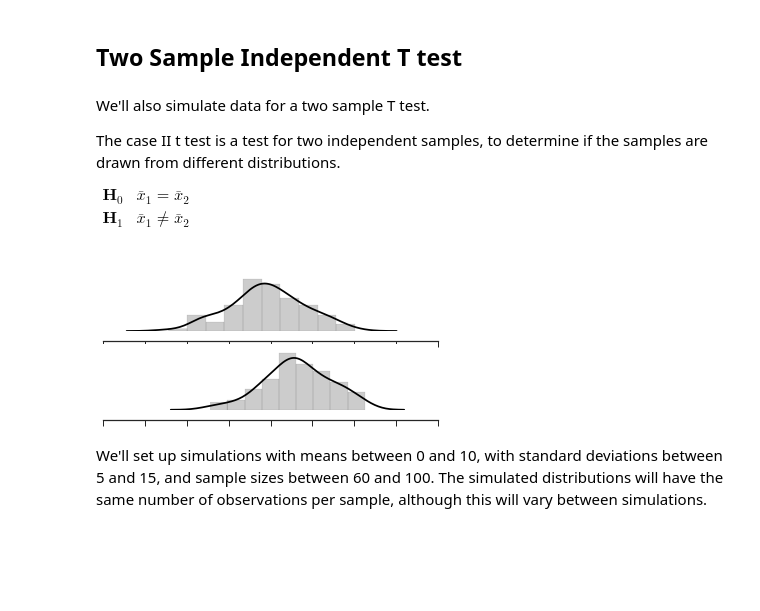
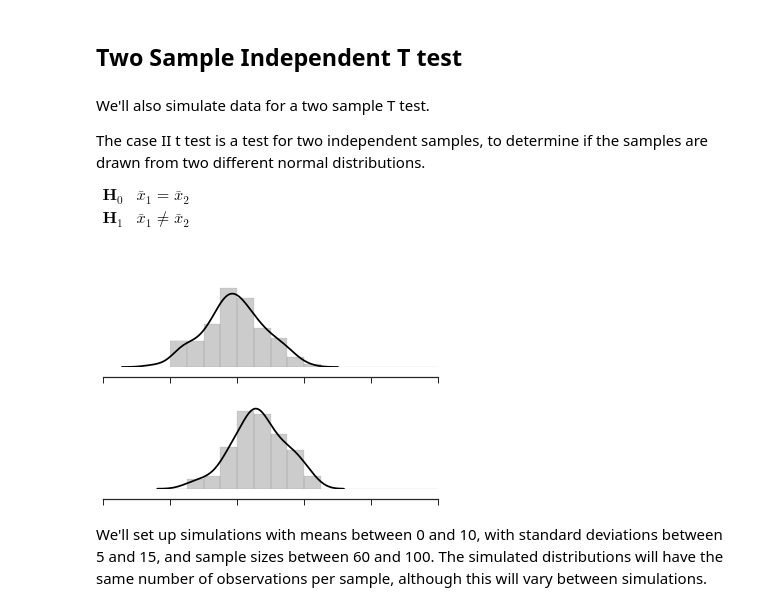
Before and after one commit to JWDebelius/monte_carlo_power, a Jupyter notebook: ipynb/1-Build Simulations.ipynb, the cells around one changed output. Drawn from its saved outputs; the diff is of its cells as text; code cells hidden in the pictures; blank space fills up the shorter version.

```diff
--- a/ipynb/1-Build Simulations.ipynb
+++ b/ipynb/1-Build Simulations.ipynb
@@ -99,27 +97,29 @@ distributions['ttest_1'] = {'function': sim.simulate_ttest_1,
 # %% [markdown]
 We'll also simulate data for a two sample T test.
 
-The case II t test is a test for two independent samples, to determine if the samples are drawn from different distributions.
+The case II t test is a test for two independent samples, to determine if the samples are drawn from two different normal distributions.
 
 $\begin{matrix}
 \textbf{H}_{0} & \bar{x}_{1} = \bar{x}_{2} \\
 \textbf{H}_{1} & \bar{x}_{1} \neq \bar{x}_{2}\\
 \end{matrix} \tag{2}$
 # %%
-data = sim.simulate_ttest_ind(mu_lim=[0, 6], sigma_lim=[4, 6], count_lim=[100, 101])
+_, data = sim.simulate_ttest_ind(mu_lim=[0, 6], sigma_lim=[4, 6], count_lim=[100, 101])
 
-ax1 = plt.subplot(3, 1, 1)
-ax2 = plt.subplot(3, 1, 2, sharey=ax1, sharex=ax1)
-sn.distplot(data[1][0], ax=ax1, color='k', hist_kws={'alpha': 0.2})
-sn.distplot(data[1][1], ax=ax2, color='k', hist_kws={'alpha': 0.2})
+ax1 = plt.subplot(2, 1, 1)
+ax2 = plt.subplot(2, 1, 2, sharey=ax1, sharex=ax1)
+
+sn.distplot(data[0], ax=ax1, bins=np.arange(-10, 31, 2.5), hist_kws={'alpha': 0.2}, color='k')
+sn.distplot(data[1], ax=ax2, bins=np.arange(-10, 31, 2.5), hist_kws={'alpha': 0.2}, color='k')
 
 ax1.set_ylim([0, 0.125])
-ax2.set_ylim([0, 0.125])
+ax1.set_yticks([-1])
+ax1.set_xticklabels('')
+clean_up_axis(ax)
 
-clean_up_axis(ax1)
-clean_up_axis(ax2)
+ax.set_position((0.125, 0.25, 0.75, 0.4))
 # %% [output]
-[figure, old version]
+[figure, new version]
 # %% [markdown]
 We'll set up simulations with means between 0 and 10, with standard deviations between 5 and 15, and sample sizes between 60 and 100. The simulated distributions will have the same number of observations per sample, although this will vary between simulations.
 # %%
```
Also changed, not shown: parts of 28 cells of this notebook.
